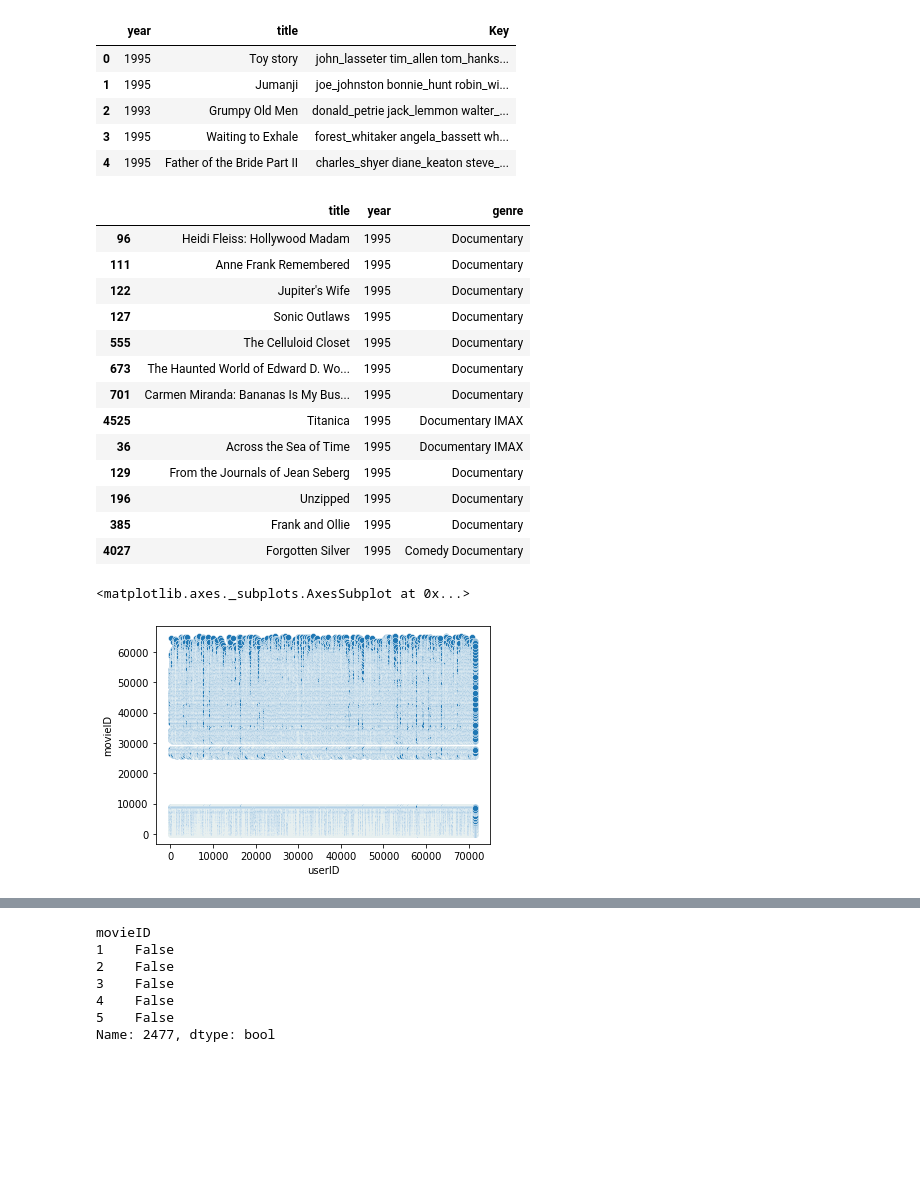
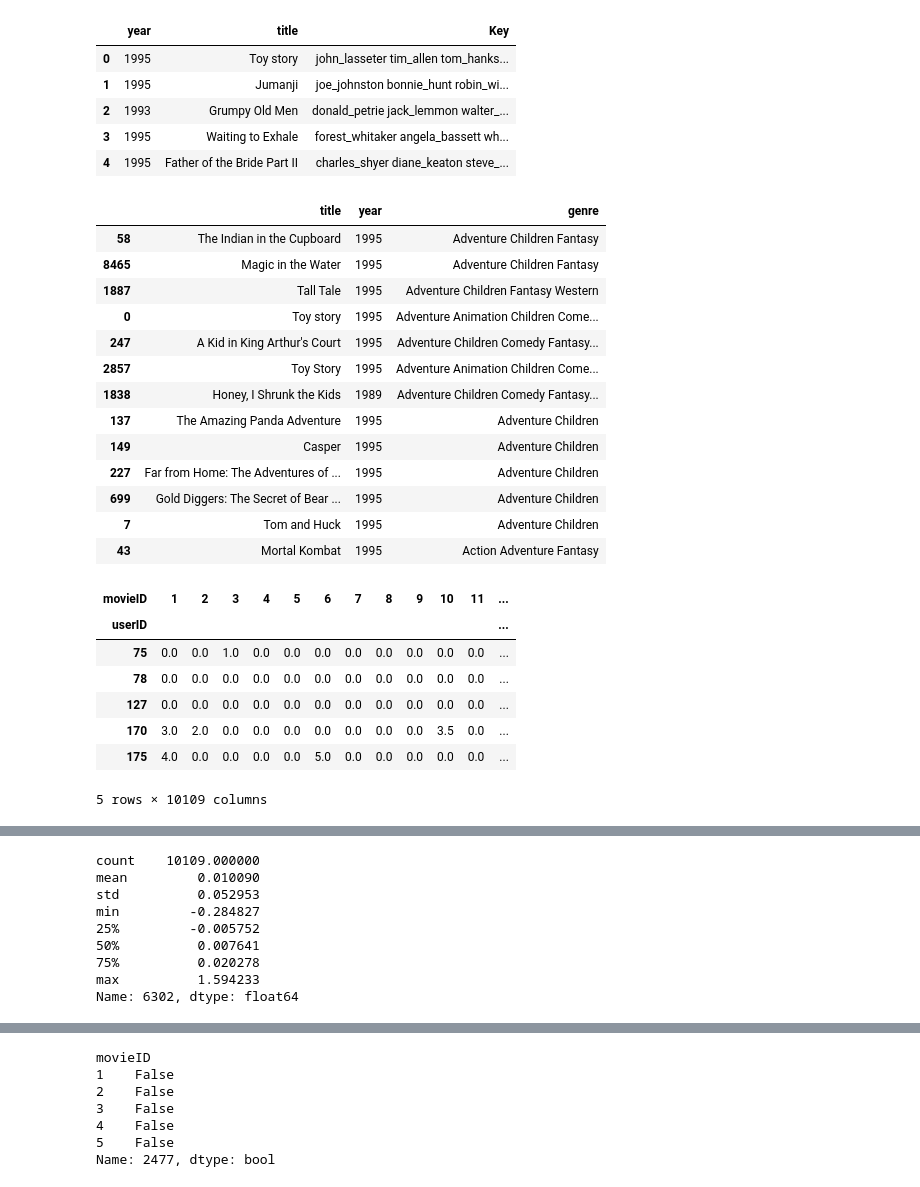
Before and after one commit to IsuruMahakumara/MovieRecommender, a Jupyter notebook: Recommender.ipynb, the cells around one changed output, grey strips where cells are left out. Saved outputs shown, nothing was run; the diff lists cells and outputs as text; code cells hidden in the pictures; blank space fills up the shorter version.

```diff
--- a/Recommender.ipynb
+++ b/Recommender.ipynb
@@ -137,37 +137,43 @@ cosine_sim = cosine_similarity(X_csr)
 # %%
 ##Cosine similarity
 
-UserID=75
+MovieIndx=1
 No_of_Similar_movies = 13
 
-similar_movies = list(enumerate(cosine_sim[UserID]))
+similar_movies = list(enumerate(cosine_sim[MovieIndx]))
 similar_movies = sorted(similar_movies,key=lambda x:x[1],reverse=True)[1:]
 top = similar_movies[0:No_of_Similar_movies]
 
 rec = pd.DataFrame(top, columns=['movieIndex', 'Similarity'])
 movies[['title','year','genre']].iloc[rec.movieIndex.values]
 # %% [output]
 |  | title | year | genre |
-| 96 | Heidi Fleiss: Hollywood Madam | 1995 | Documentary |
-| 111 | Anne Frank Remembered | 1995 | Documentary |
-| 122 | Jupiter's Wife | 1995 | Documentary |
-| 127 | Sonic Outlaws | 1995 | Documentary |
-| 555 | The Celluloid Closet | 1995 | Documentary |
-| 673 | The Haunted World of Edward D. Wo... | 1995 | Documentary |
-| 701 | Carmen Miranda: Bananas Is My Bus... | 1995 | Documentary |
-| 4525 | Titanica | 1995 | Documentary IMAX |
-| 36 | Across the Sea of Time | 1995 | Documentary IMAX |
-| 129 | From the Journals of Jean Seberg | 1995 | Documentary |
-| 196 | Unzipped | 1995 | Documentary |
-| 385 | Frank and Ollie | 1995 | Documentary |
-| 4027 | Forgotten Silver | 1995 | Comedy Documentary |
+| 58 | The Indian in the Cupboard | 1995 | Adventure Children Fantasy |
+| 8465 | Magic in the Water | 1995 | Adventure Children Fantasy |
+| 1887 | Tall Tale | 1995 | Adventure Children Fantasy Western |
+| 0 | Toy story | 1995 | Adventure Animation Children Come... |
+| 247 | A Kid in King Arthur's Court | 1995 | Adventure Children Comedy Fantasy... |
+| 2857 | Toy Story | 1995 | Adventure Animation Children Come... |
+| 1838 | Honey, I Shrunk the Kids | 1989 | Adventure Children Comedy Fantasy... |
+| 137 | The Amazing Panda Adventure | 1995 | Adventure Children |
+| 149 | Casper | 1995 | Adventure Children |
+| 227 | Far from Home: The Adventures of ... | 1995 | Adventure Children |
+| 699 | Gold Diggers: The Secret of Bear ... | 1995 | Adventure Children |
+| 7 | Tom and Huck | 1995 | Adventure Children |
+| 43 | Mortal Kombat | 1995 | Action Adventure Fantasy |
 # %%
 rating =  user_ratedmovies_timestamps.pivot(index='userID',columns='movieID',values='rating')
 rating.fillna(0,inplace=True)
-sns.scatterplot(x=user_ratedmovies_timestamps['userID'], y=user_ratedmovies_timestamps['movieID'])
+rating.head()
 # %% [output]
+| movieID | 1 | 2 | 3 | 4 | 5 | 6 | 7 | 8 | 9 | 10 | 11 | ... |
+| userID |  |  |  |  |  |  |  |  |  |  |  | ... |
+| 75 | 0.0 | 0.0 | 1.0 | 0.0 | 0.0 | 0.0 | 0.0 | 0.0 | 0.0 | 0.0 | 0.0 | ... |
+| 78 | 0.0 | 0.0 | 0.0 | 0.0 | 0.0 | 0.0 | 0.0 | 0.0 | 0.0 | 0.0 | 0.0 | ... |
+| 127 | 0.0 | 0.0 | 0.0 | 0.0 | 0.0 | 0.0 | 0.0 | 0.0 | 0.0 | 0.0 | 0.0 | ... |
+| 170 | 3.0 | 2.0 | 0.0 | 0.0 | 0.0 | 0.0 | 0.0 | 0.0 | 0.0 | 3.5 | 0.0 | ... |
+| 175 | 4.0 | 0.0 | 0.0 | 0.0 | 0.0 | 5.0 | 0.0 | 0.0 | 0.0 | 0.0 | 0.0 | ... |
-<matplotlib.axes._subplots.AxesSubplot at 0x...>
+5 rows × 10109 columns
-[figure, removed]
 # %%
 #Prediction Of Rating Using Singular Value Decomposition
 R = rating.values
@@ -191,6 +197,43 @@ predicted_R.head()
 | 170 | 1.181997 | 0.766787 | 0.264725 | 0.046024 | 0.029374 | 0.315996 | -0.090060 | -0.027110 | -0.070596 | 0.705608 | 0.085629 | ... |
 | 175 | 3.224798 | 0.821154 | 0.232838 | 0.004666 | 0.196803 | 1.768103 | 0.220659 | 0.078117 | -0.086389 | 1.418806 | 0.434296 | ... |
 5 rows × 10109 columns
+# %%
+
+import math
+UserID= 175
+
+#def Eval_Pred_rating(UserID):
+True_rating = rating.iloc[UserID]
+True_rating = True_rating[True_rating!=0]
+rated_movieID = True_rating.index.to_list()
+
+min = predicted_R.iloc[UserID].describe()[3]
+max = predicted_R.iloc[UserID].describe()[7]
+div = max-min
+
+pred_rating = predicted_R.iloc[UserID].loc[rated_movieID]
+
+RMSE_df = True_rating.to_frame(name='True')
+RMSE_df['Predicted'] = pred_rating/div
+RMSE_df['SE'] = (RMSE_df['Predicted'] - RMSE_df['True'])**2
+
+N = RMSE_df.shape[0]
+SE_sum = RMSE_df['SE'].sum()
+RMSE = math.sqrt(SE_sum/N)
+
+  #return RMSE
+
+predicted_R.iloc[UserID].describe()
+# %% [output]
+count    10109.000000
+mean         0.010090
+std          0.052953
+min         -0.284827
+25%         -0.005752
+50%          0.007641
+75%          0.020278
+max          1.594233
+Name: 6302, dtype: float64
 # %%
 
 
```
Also changed, not shown: parts of 1 cell of this notebook.
